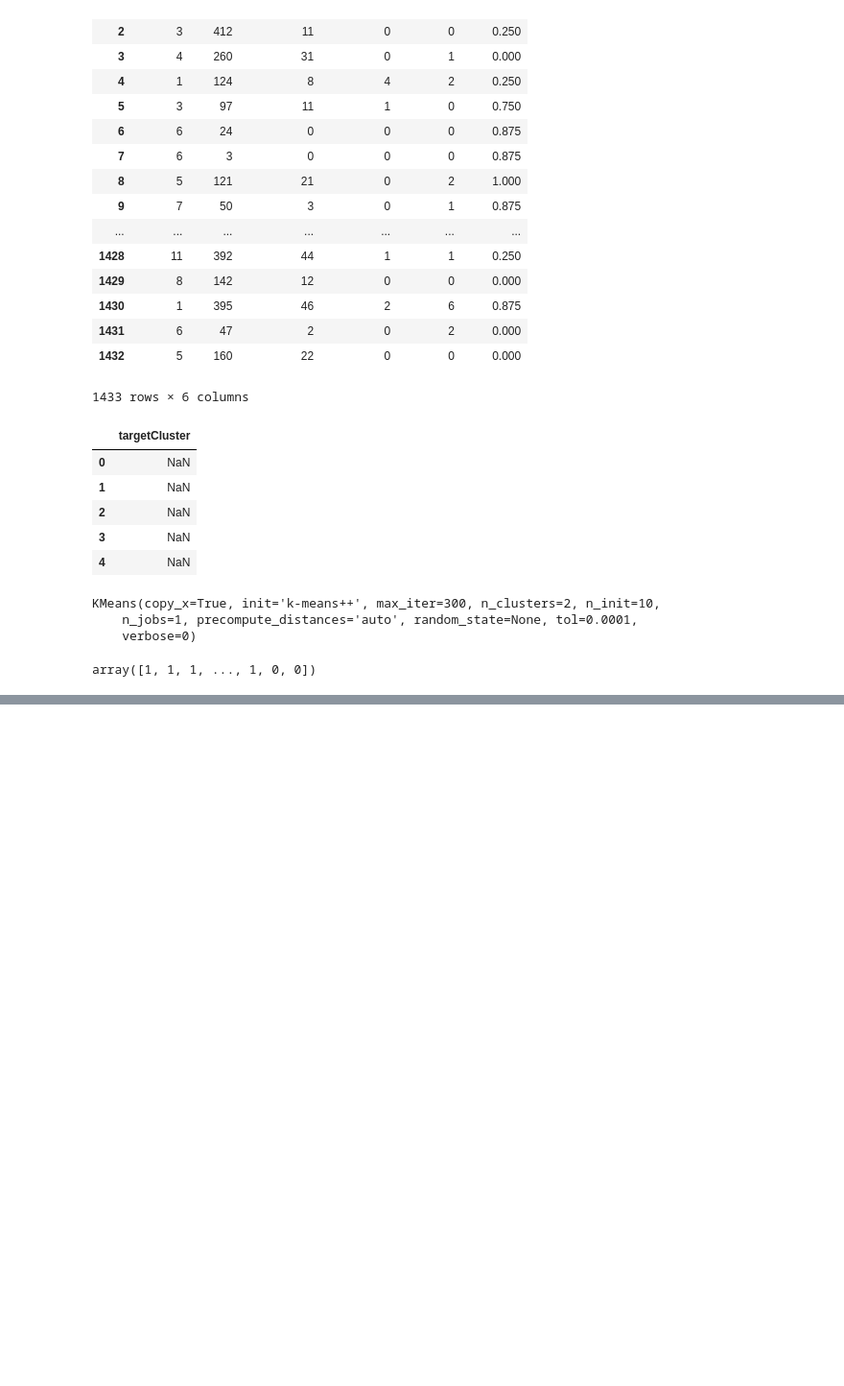
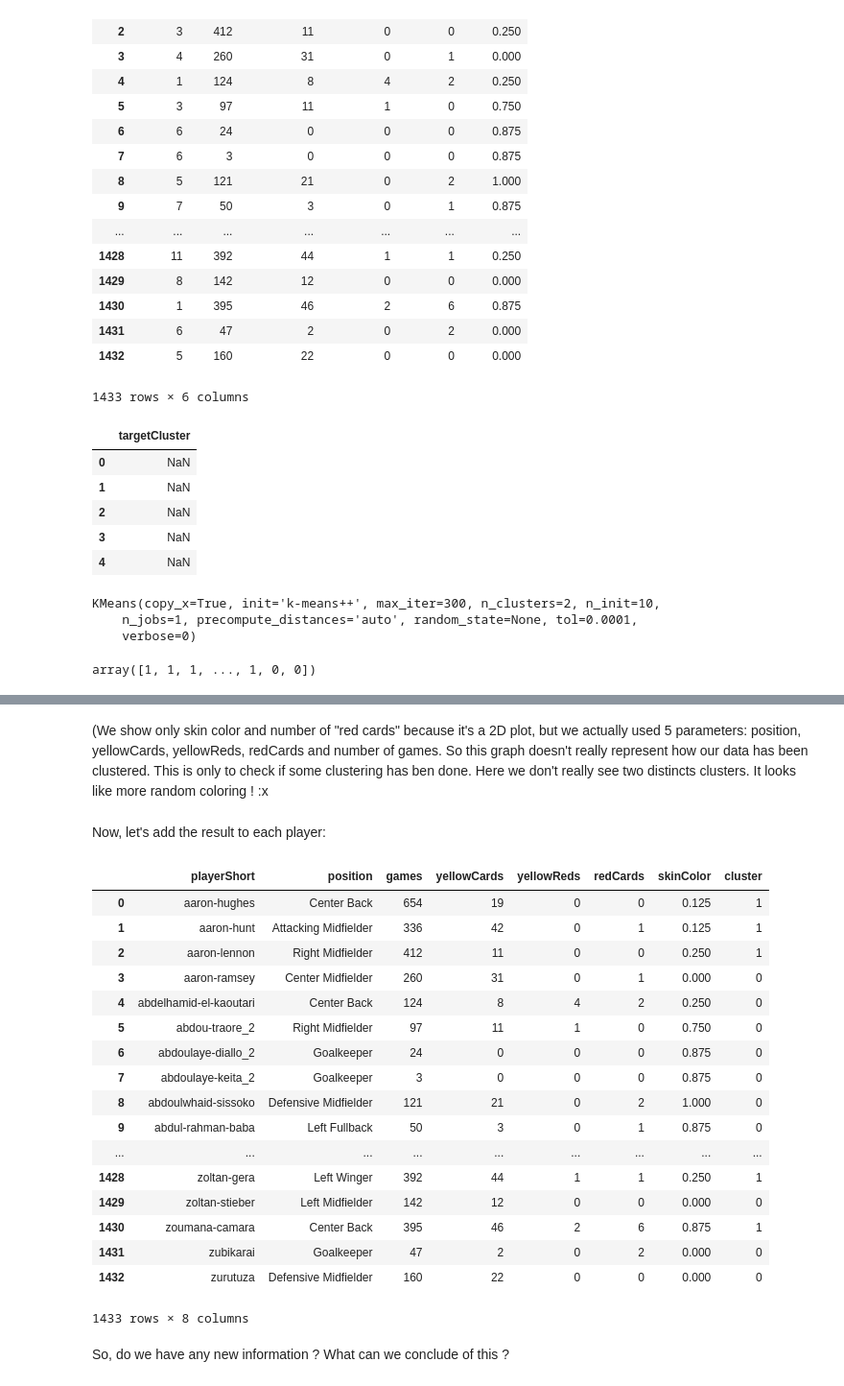
Before and after one commit to Merinorus/adaisawesome, a Jupyter notebook: Homework/04 - Applied ML/Homework04_Referees_teamawesome_Q2.ipynb, the cells around one changed output, grey strips where cells are left out. Shown at 96% size. Saved outputs shown, nothing was run; the diff lists cells and outputs as text; code cells hidden in the pictures; blank space fills up the shorter version.

Commit message:
Clustered data
Now we have to make some conclusion :>

```diff
--- a/Homework/04 - Applied ML/Homework04_Referees_teamawesome_Q2.ipynb
+++ b/Homework/04 - Applied ML/Homework04_Referees_teamawesome_Q2.ipynb
@@ -185,0 +185,31 @@ plt.show()
+# %% [markdown]
+(We show only skin color and number of "red cards" because it's a 2D plot, but we actually used 5 parameters: position, yellowCards, yellowReds, redCards and number of games. So this graph doesn't really represent how our data has been clustered.
+This is only to check if some clustering has ben done. Here we don't really see two distincts clusters. It looks like more random coloring ! :x
+# %% [markdown]
+Now, let's add the result to each player:
+# %%
+cluster = pd.DataFrame(pd.Series(model.labels_, name='cluster'))
+Data_Clustered = Data_aggregated
+Data_Clustered['cluster'] = cluster
+Data_Clustered
+# %% [output]
+|  | playerShort | position | games | yellowCards | yellowReds | redCards | skinColor | cluster |
+| 0 | aaron-hughes | Center Back | 654 | 19 | 0 | 0 | 0.125 | 1 |
+| 1 | aaron-hunt | Attacking Midfielder | 336 | 42 | 0 | 1 | 0.125 | 1 |
+| 2 | aaron-lennon | Right Midfielder | 412 | 11 | 0 | 0 | 0.250 | 1 |
+| 3 | aaron-ramsey | Center Midfielder | 260 | 31 | 0 | 1 | 0.000 | 0 |
+| 4 | abdelhamid-el-kaoutari | Center Back | 124 | 8 | 4 | 2 | 0.250 | 0 |
+| 5 | abdou-traore_2 | Right Midfielder | 97 | 11 | 1 | 0 | 0.750 | 0 |
+| 6 | abdoulaye-diallo_2 | Goalkeeper | 24 | 0 | 0 | 0 | 0.875 | 0 |
+| 7 | abdoulaye-keita_2 | Goalkeeper | 3 | 0 | 0 | 0 | 0.875 | 0 |
+| 8 | abdoulwhaid-sissoko | Defensive Midfielder | 121 | 21 | 0 | 2 | 1.000 | 0 |
+| 9 | abdul-rahman-baba | Left Fullback | 50 | 3 | 0 | 1 | 0.875 | 0 |
+| ... | ... | ... | ... | ... | ... | ... | ... | ... |
+| 1428 | zoltan-gera | Left Winger | 392 | 44 | 1 | 1 | 0.250 | 1 |
+| 1429 | zoltan-stieber | Left Midfielder | 142 | 12 | 0 | 0 | 0.000 | 0 |
+| 1430 | zoumana-camara | Center Back | 395 | 46 | 2 | 6 | 0.875 | 1 |
+| 1431 | zubikarai | Goalkeeper | 47 | 2 | 0 | 2 | 0.000 | 0 |
+| 1432 | zurutuza | Defensive Midfielder | 160 | 22 | 0 | 0 | 0.000 | 0 |
+1433 rows × 8 columns
+# %% [markdown]
+So, do we have any new information ? What can we conclude of this ?
```
Also changed, not shown: parts of 1 cell of this notebook, 2 other files.
